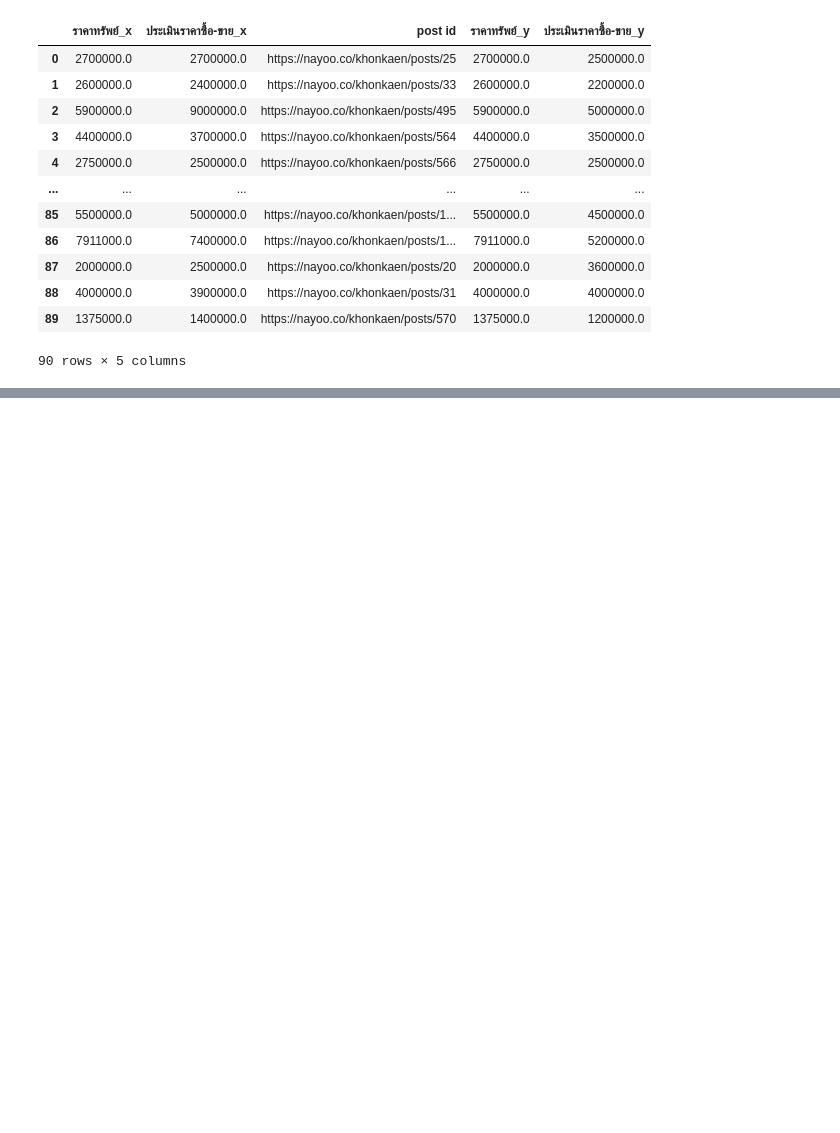
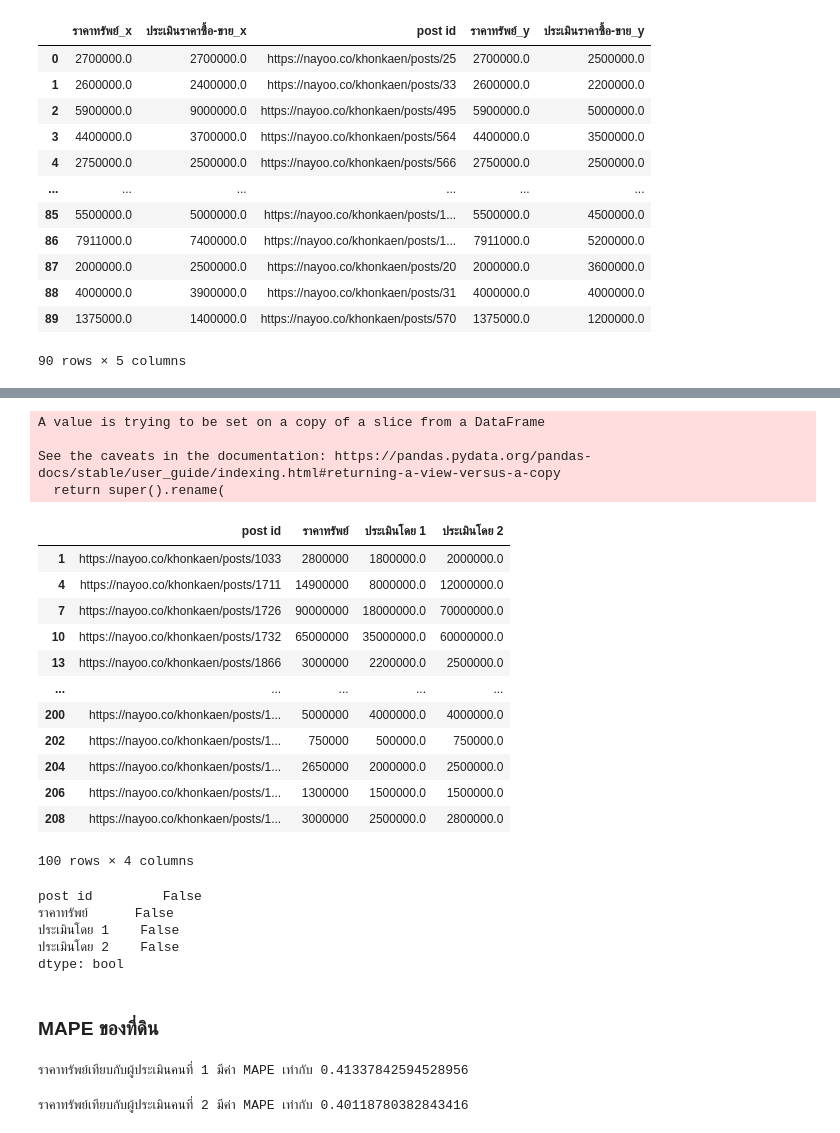
Before and after one commit to Ninkrn/bsc_dpdm22, a Jupyter notebook: [dataprep1]_propery_estimator.ipynb, the cells around one changed output, grey strips where cells are left out. Saved outputs shown, nothing was run; the diff lists cells and outputs as text; code cells hidden in the pictures; blank space fills up the shorter version.

```diff
--- a/[dataprep1]_propery_estimator.ipynb
+++ b/[dataprep1]_propery_estimator.ipynb
@@ -192,0 +218,4 @@ Name: ให้คะแนนทรัพย์, Length: 90, dtype: object
+# %%
+est_t1 = t[t['ID ผู้ประเมิน']==1]
+# %%
+est_t2 = t[t['ID ผู้ประเมิน']==2]
@@ -289,0 +495,3 @@ table2111
+# %%
+est_t2['ประเมินโดย 1'] = est_t2['post id'].map(est_t1.set_index('post id')['ประเมินราคาซื้อ-ขาย'])
+est_t2.head()
@@ -289,0 +510,34 @@ table2111
+# %%
+est_t2.rename(columns = {'ประเมินราคาซื้อ-ขาย' : 'ประเมินโดย 2'}, inplace = True) #เปลี่ยนชื่อ
+# %% [output]
+A value is trying to be set on a copy of a slice from a DataFrame
+
+See the caveats in the documentation: https://pandas.pydata.org/pandas-docs/stable/user_guide/indexing.html#returning-a-view-versus-a-copy
+  return super().rename(
+# %%
+all1 = est_t2[['post id', 'ราคาทรัพย์', 'ประเมินโดย 1', 'ประเมินโดย 2']]
+all1
+# %% [output]
+|  | post id | ราคาทรัพย์ | ประเมินโดย 1 | ประเมินโดย 2 |
+| 1 | https://nayoo.co/khonkaen/posts/1033 | 2800000 | 1800000.0 | 2000000.0 |
+| 4 | https://nayoo.co/khonkaen/posts/1711 | 14900000 | 8000000.0 | 12000000.0 |
+| 7 | https://nayoo.co/khonkaen/posts/1726 | 90000000 | 18000000.0 | 70000000.0 |
+| 10 | https://nayoo.co/khonkaen/posts/1732 | 65000000 | 35000000.0 | 60000000.0 |
+| 13 | https://nayoo.co/khonkaen/posts/1866 | 3000000 | 2200000.0 | 2500000.0 |
+| ... | ... | ... | ... | ... |
+| 200 | https://nayoo.co/khonkaen/posts/1... | 5000000 | 4000000.0 | 4000000.0 |
+| 202 | https://nayoo.co/khonkaen/posts/1... | 750000 | 500000.0 | 750000.0 |
+| 204 | https://nayoo.co/khonkaen/posts/1... | 2650000 | 2000000.0 | 2500000.0 |
+| 206 | https://nayoo.co/khonkaen/posts/1... | 1300000 | 1500000.0 | 1500000.0 |
+| 208 | https://nayoo.co/khonkaen/posts/1... | 3000000 | 2500000.0 | 2800000.0 |
+100 rows × 4 columns
+# %%
+all1.isnull().any()
+# %% [output]
+post id         False
+ราคาทรัพย์      False
+ประเมินโดย 1    False
+ประเมินโดย 2    False
+dtype: bool
+# %% [markdown]
+### MAPE ของที่ดิน
@@ -289,0 +548,10 @@ table2111
+# %%
+ml1 = mape(actual_l, pred1_l)
+print(f'ราคาทรัพย์เทียบกับผู้ประเมินคนที่ 1 มีค่า MAPE เท่ากับ {ml1}')
+# %% [output]
+ราคาทรัพย์เทียบกับผู้ประเมินคนที่ 1 มีค่า MAPE เท่ากับ 0.41337842594528956
+# %%
+ml2 = mape(actual_l, pred2_l)
+print(f'ราคาทรัพย์เทียบกับผู้ประเมินคนที่ 2 มีค่า MAPE เท่ากับ {ml2}')
+# %% [output]
+ราคาทรัพย์เทียบกับผู้ประเมินคนที่ 2 มีค่า MAPE เท่ากับ 0.40118780382843416
```
Also changed, not shown: parts of 75 cells of this notebook.
